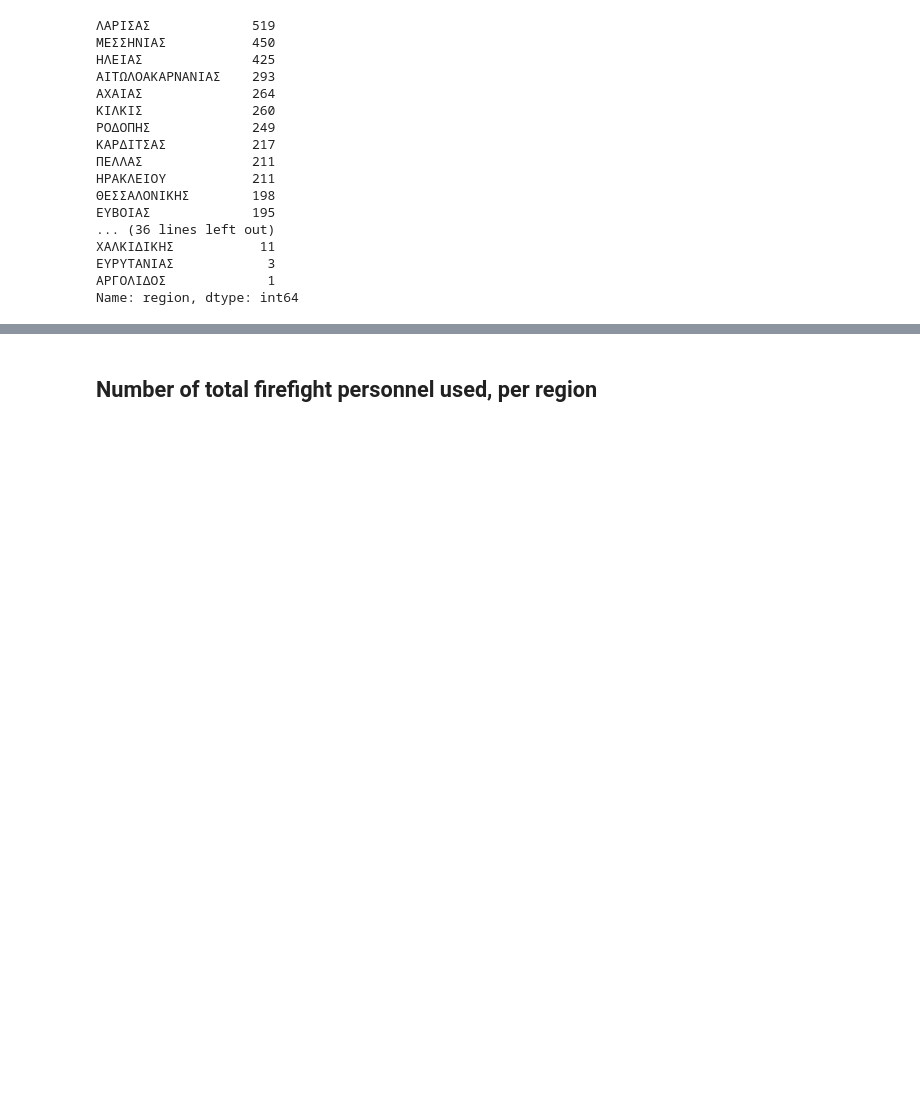
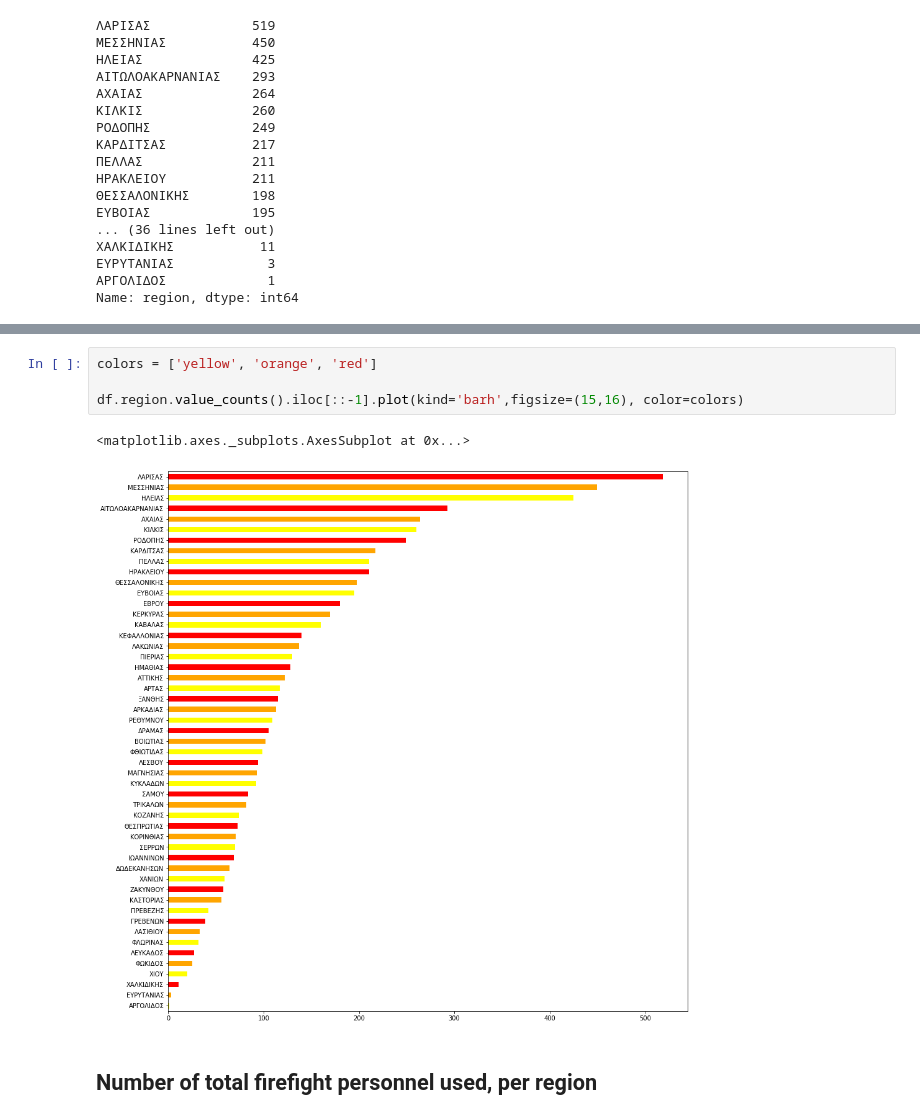
Before and after one commit to kosmaspanag/data-studio-projects, a Jupyter notebook: Weekly projects/Fires_in Greece/Fires in Greece.ipynb, the cells around one changed output, grey strips where cells are left out. Saved outputs shown, nothing was run; the diff lists cells and outputs as text; blank space fills up the shorter version.

```diff
--- a/Weekly projects/Fires_in Greece/Fires in Greece.ipynb
+++ b/Weekly projects/Fires_in Greece/Fires in Greece.ipynb
@@ -386,3 +390,10 @@ Name: region, dtype: int64
+# %%
+colors = ['yellow', 'orange', 'red']
+
+df.region.value_counts().iloc[::-1].plot(kind='barh',figsize=(15,16), color=colors)
+# %% [output]
+<matplotlib.axes._subplots.AxesSubplot at 0x...>
+[figure, added]
 # %% [markdown]
 ## Number of total firefight personnel used, per region
 # %%
```
Also changed, not shown: parts of 6 cells of this notebook, 1 other file.
